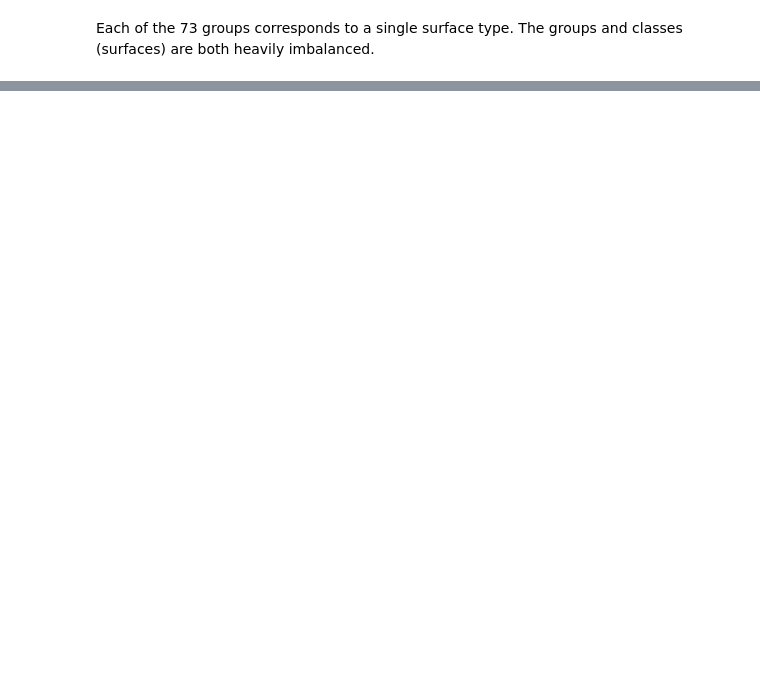
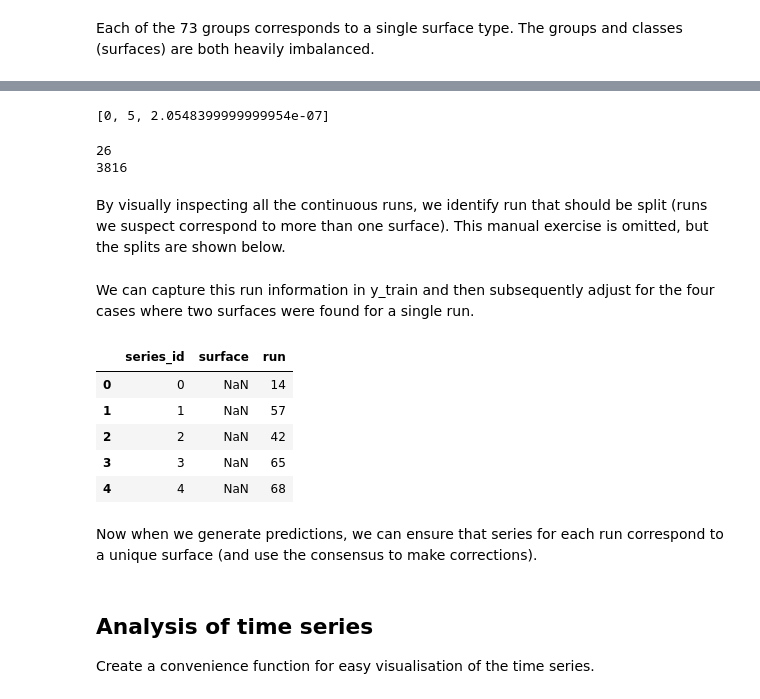
Before and after one commit to AidanCooper/data-science-competitions, a Jupyter notebook: CareerCon2019/CareerCon2019.ipynb, the cells around one changed output, grey strips where cells are left out. Cells and saved outputs as stored; diff of their text form; code cells hidden in the pictures; blank space fills up the shorter version.

```diff
--- a/CareerCon2019/CareerCon2019.ipynb
+++ b/CareerCon2019/CareerCon2019.ipynb
@@ -86,0 +261,7 @@ Each of the 73 groups corresponds to a single surface type. The groups and class
+# %%
+%%time
+runs_test = find_continuous_runs(data_test, starts_test, ends_test)
+runs_test_flat = [series for run in runs_test for series in run]
+print("Number of series in test data: ", len(data_test))
+print("Number of series in runs_test: ", len(runs_test_flat))
+print("Unique series in runs_test: ", len(runs_test_flat))
@@ -86,0 +275,3 @@ Each of the 73 groups corresponds to a single surface type. The groups and class
+# %%
+missing_test = np.array([i for i in range(len(data_test)) if i not in np.concatenate(runs_test)])
+print(len(missing_test))
@@ -86,0 +291,47 @@ Each of the 73 groups corresponds to a single surface type. The groups and class
+# %%
+missing_left_links[0]
+# %% [output]
+[0, 5, 2.0548399999999954e-07]
+# %%
+missing_run = missing_test[find_continuous_runs(data_test[missing_test], [0], [5])]
+print(len(missing_run))
+runs_test.append(missing_run)
+runs_test_flat = [series for run in runs_test for series in run]
+print(len(runs_test_flat))
+# %% [output]
+26
+3816
+# %% [markdown]
+By visually inspecting all the continuous runs, we identify run that should be split (runs we suspect correspond to more than one surface). This manual exercise is omitted, but the splits are shown below.
+# %%
+runs_test_orig = runs_test[:]
+
+runs_test.append(runs_test[0][101:])
+runs_test[0] = runs_test[0][:101]
+
+runs_test.append(runs_test[5][-5:])
+runs_test[5] = runs_test[5][:-5]
+
+runs_test.append(runs_test[52][55:])
+runs_test[52] = runs_test[52][:55]
+# %% [markdown]
+We can capture this run information in y_train and then subsequently adjust for the four cases where two surfaces were found for a single run.
+# %%
+y_predictions = pd.DataFrame(columns=['series_id', 'surface', 'run'])
+y_predictions['series_id'] = X_test['series_id'].unique()
+for i, run in enumerate(runs_test):
+    y_predictions.loc[y_predictions['series_id'].isin(run), 'run'] = i
+y_predictions.head()
+# %% [output]
+|  | series_id | surface | run |
+| 0 | 0 | NaN | 14 |
+| 1 | 1 | NaN | 57 |
+| 2 | 2 | NaN | 42 |
+| 3 | 3 | NaN | 65 |
+| 4 | 4 | NaN | 68 |
+# %% [markdown]
+Now when we generate predictions, we can ensure that series for each run correspond to a unique surface (and use the consensus to make corrections).
+# %% [markdown]
+## Analysis of time series
+
+Create a convenience function for easy visualisation of the time series.
```
Also changed, not shown: parts of 37 cells of this notebook.
